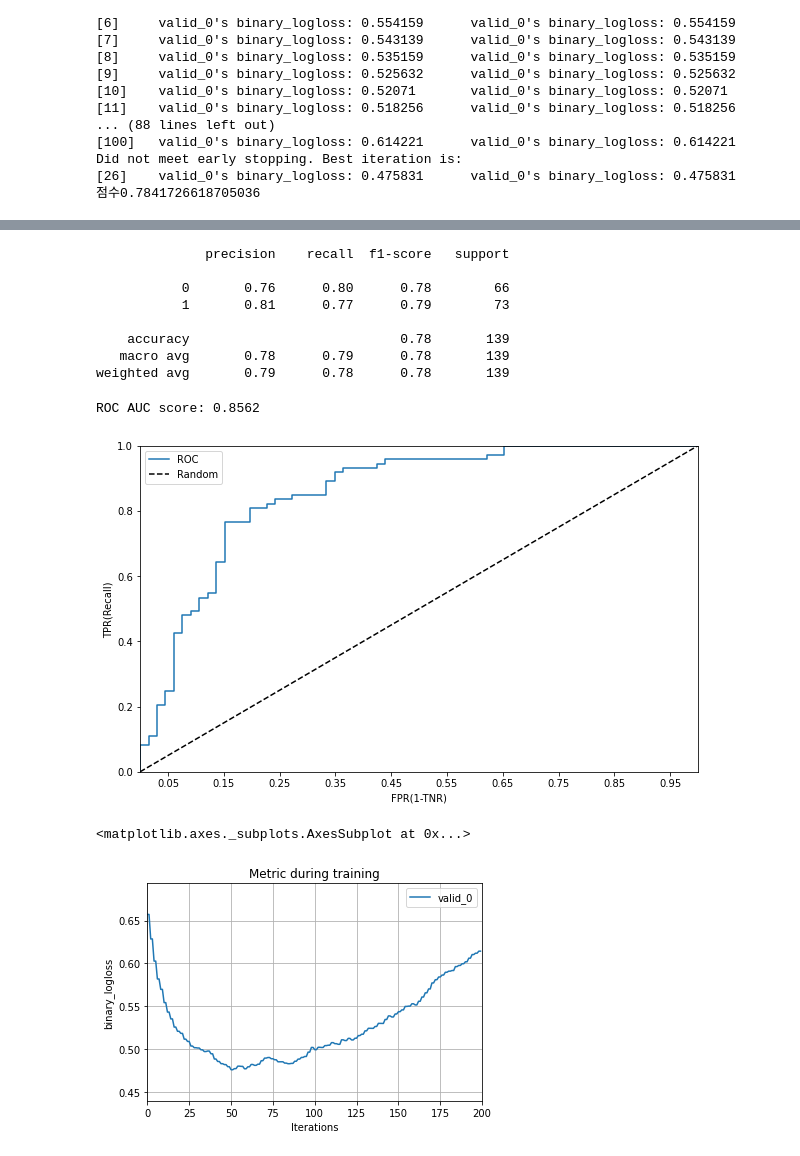
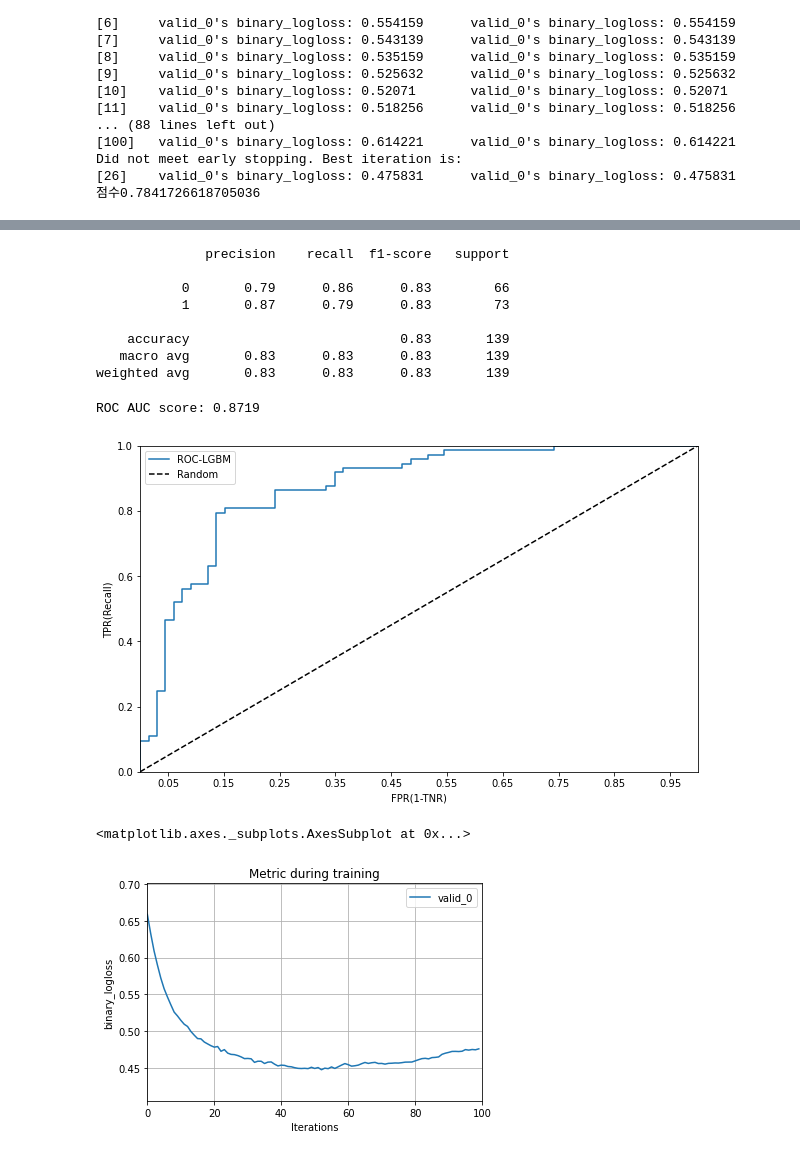
Before and after one commit to yoonyanghyun/predict_admin, a Jupyter notebook: 관리종목예측.ipynb, the cells around one changed output, grey strips where cells are left out. Drawn from its saved outputs; the diff is of its cells as text; code cells hidden in the pictures.

```diff
--- a/관리종목예측.ipynb
+++ b/관리종목예측.ipynb
@@ -1410,15 +1479,15 @@ from sklearn.model_selection import GridSearchCV
 lgbm_clf = LGBMClassifier()
 
 # 파라미터 설정
-params = {'n_estimator':[1000],
+params = {'n_estimator':[500,1000],
           'num_leaves':[6,8,10,12,14],
           'max_depth': [5,6,10],
           'min_child_samples':[10,20,30],
           'subsample':[0.5,0.8,1]}
 
 # 설정
-gridcv = GridSearchCV(lgbm_clf, param_grid=params, cv=3)
-gridcv.fit(X_train,y_train, early_stopping_rounds=30, eval_metric='accuracy', eval_set=[(X_train,y_train),(X_test,y_test)])
+gridcv = GridSearchCV(lgbm_clf, param_grid=params, cv=5)
+gridcv.fit(X_train,y_train, early_stopping_rounds=50, eval_metric='accuracy', eval_set=[(X_train,y_train),(X_test,y_test)])
 
 print('GridSearchCV 최적 파라미터:{}'.format(gridcv.best_params_))
 # %% [output]
@@ -1442,6 +1511,6 @@ GridSearchCV 최적 파라미터:{'max_depth': 5, 'min_child_samples': 30, 'n_es
 # %%
 # 최적 파라미터 결과 적용
-model_lgbm = LGBMClassifier(n_estimator=1000, num_leaves=12, max_depth=5, learning_rate=0.1, subsample=0.5, min_child_samples=30)
+model_lgbm = LGBMClassifier(n_estimator=500, num_leaves=6, max_depth=5, learning_rate=0.1, subsample=0.5, min_child_samples=10)
 
 evals=[(X_test,y_test)]
 model_lgbm.fit(X_train,y_train, early_stopping_rounds=100, eval_metric='accuracy', eval_set=evals, verbose=True)
@@ -1450,7 +1519,7 @@ lgbm_roc_score = roc_auc_score(y_test, model_lgbm.predict_proba(X_test)[:,1], av
 pred = model_lgbm.predict(X_test)
 
 # 교차 검증 수행
-scores = cross_val_score(model_lgbm, X, y, scoring='accuracy', cv=3)
+scores = cross_val_score(model_lgbm, X, y, scoring='accuracy', cv=5)
 
 print('CV 점수: {}'.format(np.round(scores,4)))
 print('CV 평균 점수: {}'.format(np.round(np.mean(scores),4)))
@@ -1510,49 +1579,50 @@ print(classification_report(y_test,pred))
 # %% [output]
               precision    recall  f1-score   support
 
-           0       0.76      0.80      0.78        66
-           1       0.81      0.77      0.79        73
+           0       0.79      0.86      0.83        66
+           1       0.87      0.79      0.83        73
 
-    accuracy                           0.78       139
-   macro avg       0.78      0.79      0.78       139
-weighted avg       0.79      0.78      0.78       139
+    accuracy                           0.83       139
+   macro avg       0.83      0.83      0.83       139
+weighted avg       0.83      0.83      0.83       139
 # %%
 # ROC, AUC 평가지표
 from sklearn.metrics import roc_curve
 from sklearn.metrics import roc_auc_score
 
-# ROC, AUC 계산
-lgbm_roc_score = roc_auc_score(y_test, model_lgbm.predict_proba(X_test)[:,1])
+# FPR, TPR 계산
+pred_proba_class1_lgbm = model_lgbm.predict_proba(X_test)[:, 1]
+fprs_lgbm, tprs_lgbm, thresholds_lgbm = roc_curve(y_test, pred_proba_class1_lgbm)
+
+# AUC 계산
+roc_score_lgbm = roc_auc_score(y_test, model_lgbm.predict_proba(X_test)[:,1])
 
 # 시각화
-pred_proba_class1 = model_lgbm.predict_proba(X_test)[:, 1]
-fprs, tprs, thresholds = roc_curve(y_test, pred_proba_class1)
-
 plt.figure(figsize=(10,6))
 
-plt.plot(fprs, tprs, label='ROC')
+plt.plot(fprs_lgbm, tprs_lgbm, label='ROC-LGBM')
 plt.plot([0,1],[0,1], '--k', label= 'Random')
 
 start, end = plt.xlim()
 
 plt.xticks(np.round(np.arange(start, end, 0.1), 2))
 plt.xlim(0,1)
 plt.ylim(0,1)
 
 plt.xlabel('FPR(1-TNR)')
 plt.ylabel('TPR(Recall)')
 plt.legend()
 
 # AUC 점수 출력
-print('ROC AUC score: {:.4f}'.format(lgbm_roc_score))
+print('ROC AUC score: {:.4f}'.format(roc_score_lgbm))
 # %% [output]
-ROC AUC score: 0.8562
+ROC AUC score: 0.8719
-[figure, old version]
+[figure, new version]
 # %%
 plot_metric(model_lgbm)
 # %% [output]
 <matplotlib.axes._subplots.AxesSubplot at 0x...>
-[figure, old version]
+[figure, new version]
 # %%
 plot_importance(model_lgbm, figsize=(10,6))
 # %% [output]
```
Also changed, not shown: parts of 41 cells of this notebook.
